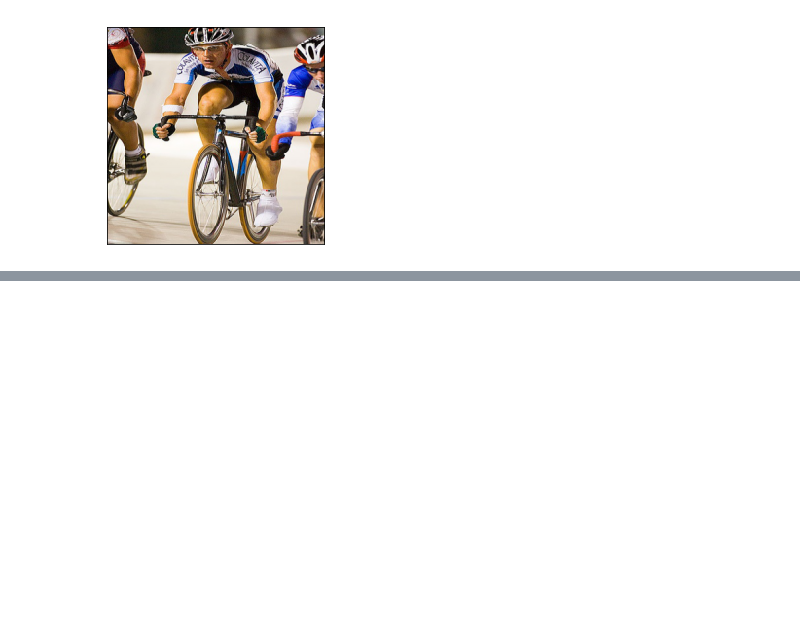
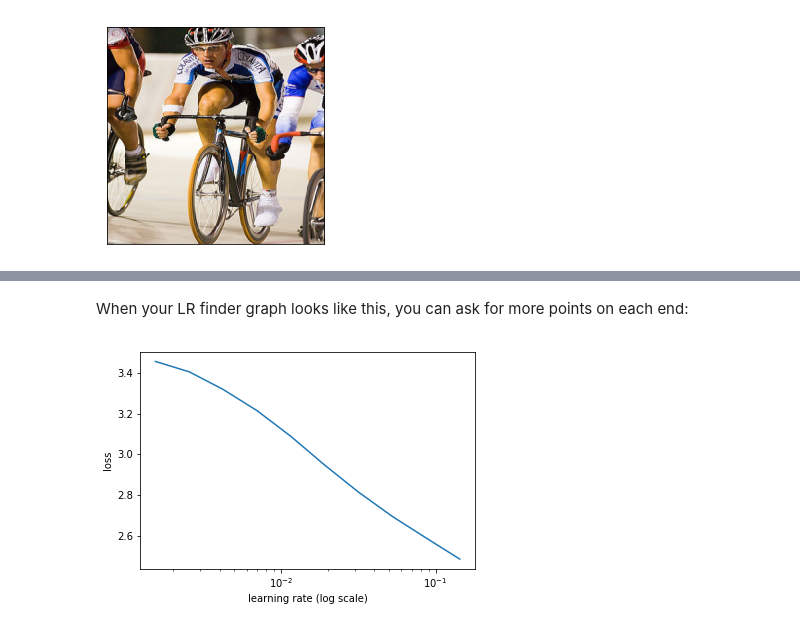
Before and after one commit to WNoxchi/deeplearningstudy, a Jupyter notebook: FADL2/code-along_lesson-8-pascal_object-detection.ipynb, the cells around one changed output, grey strips where cells are left out. Drawn from its saved outputs; the diff is of its cells as text; code cells hidden in the pictures; blank space fills up the shorter version.

```diff
--- a/FADL2/code-along_lesson-8-pascal_object-detection.ipynb
+++ b/FADL2/code-along_lesson-8-pascal_object-detection.ipynb
@@ -310,0 +332,3 @@ Clipping input data to the valid range for imshow with RGB data ([0..1] for floa
+# %%
+learn = ConvLearner.pretrained(f_model, md, metrics=[accuracy])
+learn.opt_fn = optim.Adam
@@ -310,0 +339,6 @@ Clipping input data to the valid range for imshow with RGB data ([0..1] for floa
+# %% [markdown]
+When your LR finder graph looks like this, you can ask for more points on each end:
+# %%
+learn.sched.plot()
+# %% [output]
+[figure, added]
```
Also changed, not shown: parts of 50 cells of this notebook.
